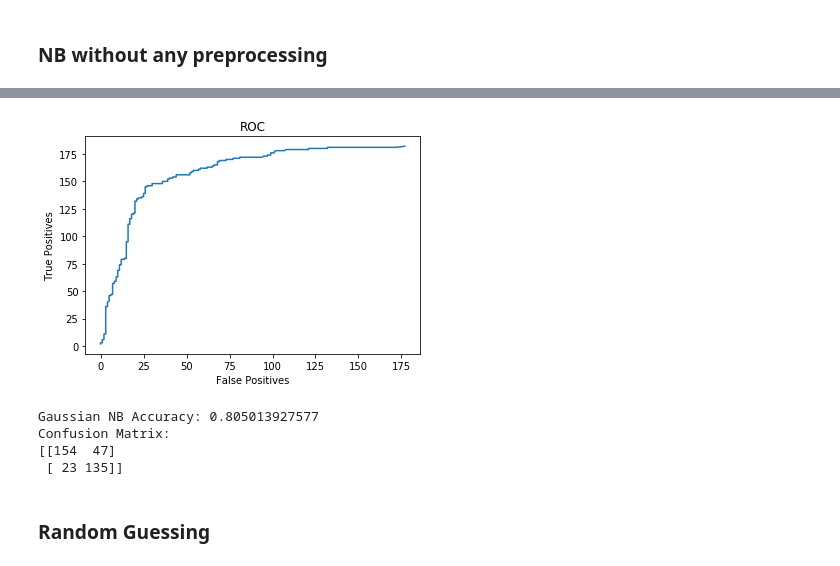
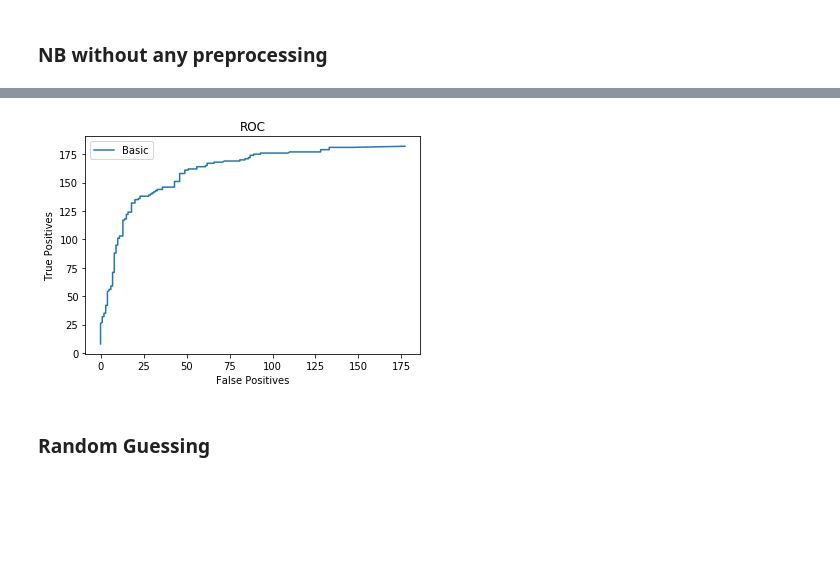
Before and after one commit to Dhull442/NaiveBayes-SVM, a Jupyter notebook: Question1.ipynb, the cells around one changed output, grey strips where cells are left out. Saved outputs shown, nothing was run; the diff lists cells and outputs as text; code cells hidden in the pictures; blank space fills up the shorter version.

```diff
--- a/Question1.ipynb
+++ b/Question1.ipynb
@@ -12,7 +15,7 @@ c = 1.0
 # number of classes
 k = 2
 # %%
-df = pd.read_csv(TRAIN_FILE,sep=',',header=None)
+df = pd.read_csv(TRAIN_FILE,sep=',',header=None,encoding='latin-1')
 data = np.array(df)
 np.random.shuffle(data)
 tdf = pd.read_csv(TEST_FILE,sep=',',header=None)
@@ -98,30 +121,13 @@ for lim in LIM:
     FPs.append(fp)
 # %%
 plt.plot(FPs,TPs)
+plt.legend(['Basic','Processed','Bi-gram'])
 plt.xlabel("False Positives")
 plt.ylabel("True Positives")
 plt.title("ROC")
 plt.savefig("roc.png")
 # %% [output]
-[figure, old version]
+[figure, new version]
-# %%
-# Testing
-Correct = 0.0
-cnfmat = np.zeros((2,2)).astype(int)
-R = [4 if (py4x(set(comm.split())) > 0.5) else 0 for comm in tcomment]
-Correct=len(np.where(R == tind)[0])
-# Confusion Matrix
-for i in range(0,len(R)):
-    cnfmat[R[i]/4][tind[i]/4]+=1
-Accuracy = Correct/float(len(tind))
-print("Gaussian NB Accuracy: "+str(Accuracy))
-print("Confusion Matrix: ")
-print(cnfmat)
-# %% [output]
-Gaussian NB Accuracy: 0.805013927577
-Confusion Matrix:
-[[154  47]
- [ 23 135]]
 # %% [markdown]
 ### Random Guessing
 # %%
```
Also changed, not shown: parts of 34 cells of this notebook, 6 other files.
